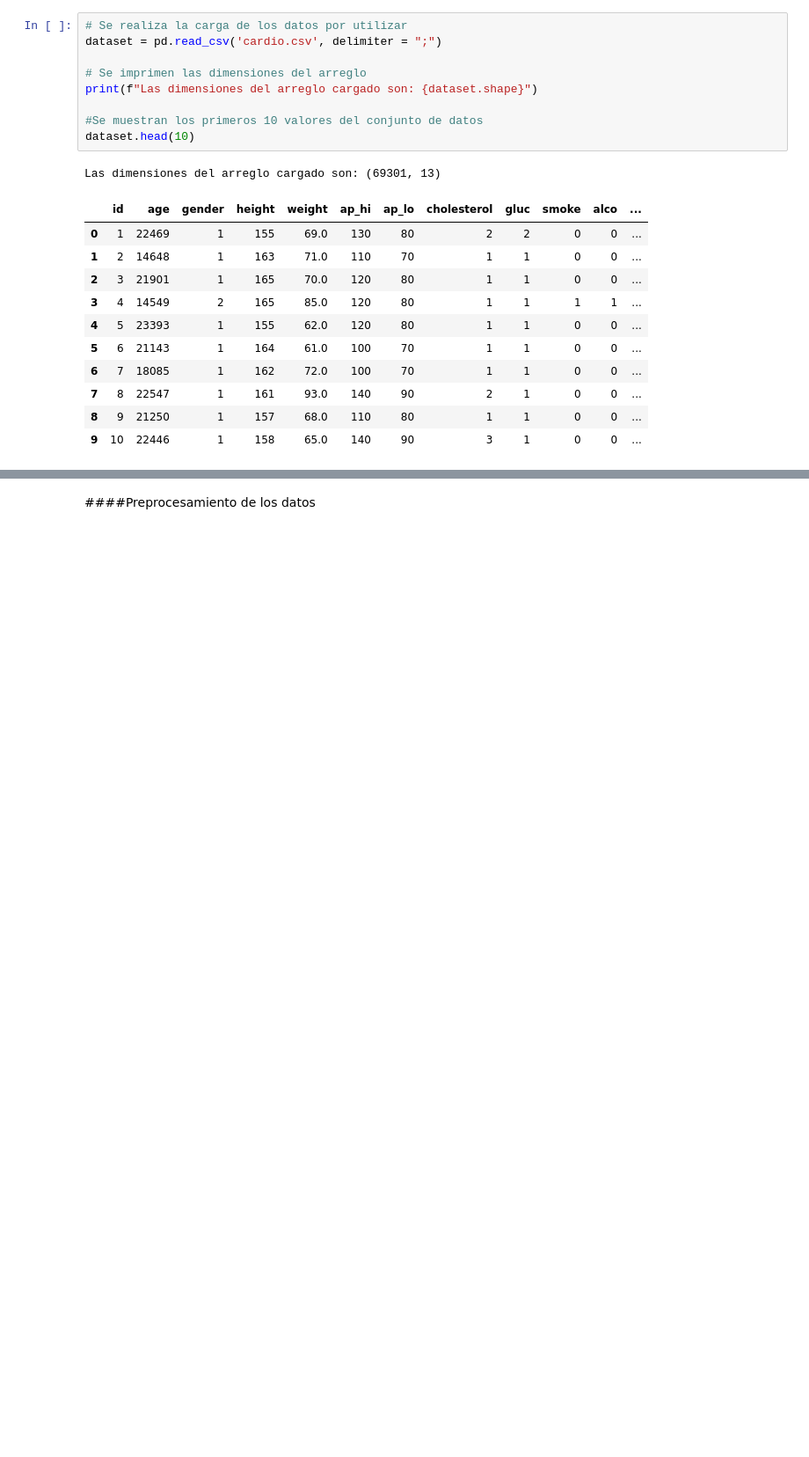
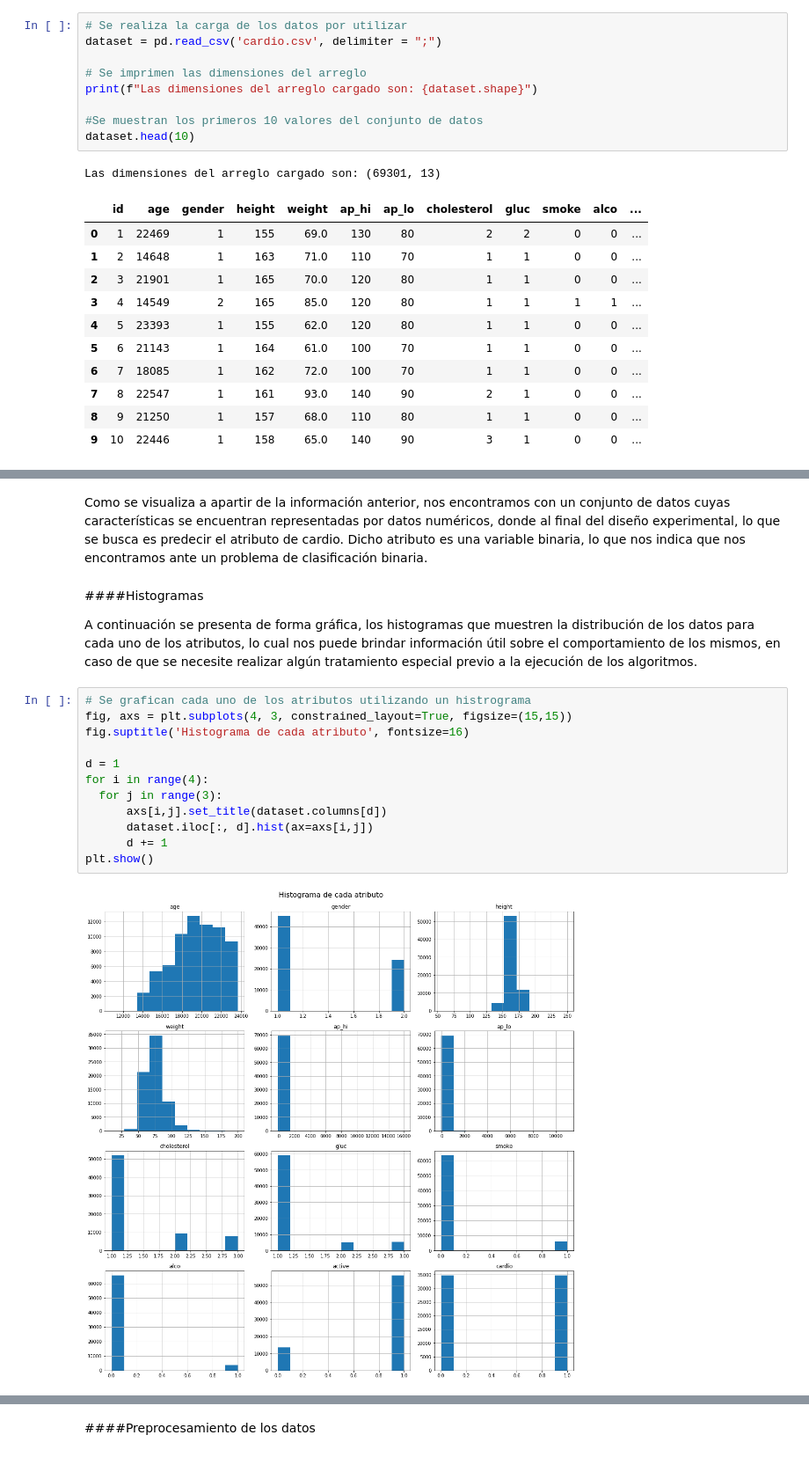
Before and after one commit to natalia0911/Tarea_Practica_3_IA, a Jupyter notebook: 2022_1_Trabajo_Practico_03_NataliaVargas_FabricioElizondo.ipynb, the cells around one changed output, grey strips where cells are left out. Shown at 88% size. Cells and saved outputs as stored; diff of their text form; blank space fills up the shorter version.

```diff
--- a/2022_1_Trabajo_Practico_03_NataliaVargas_FabricioElizondo.ipynb
+++ b/2022_1_Trabajo_Practico_03_NataliaVargas_FabricioElizondo.ipynb
@@ -84,0 +104,20 @@ Las dimensiones del arreglo cargado son: (69301, 13)
+# %% [markdown]
+Como se visualiza a apartir de la información anterior, nos encontramos con un conjunto de datos cuyas características se encuentran representadas por datos numéricos, donde al final del diseño experimental, lo que se busca es predecir el atributo de cardio. Dicho atributo es una variable binaria, lo que nos indica que nos encontramos ante un problema de clasificación binaria.
+# %% [markdown]
+####Histogramas
+
+A continuación se presenta de forma gráfica, los histogramas que muestren la distribución de los datos para cada uno de los atributos, lo cual nos puede brindar información útil sobre el comportamiento de los mismos, en caso de que se necesite realizar algún tratamiento especial previo a la ejecución de los algoritmos.
+# %%
+# Se grafican cada uno de los atributos utilizando un histrograma
+fig, axs = plt.subplots(4, 3, constrained_layout=True, figsize=(15,15))
+fig.suptitle('Histograma de cada atributo', fontsize=16)
+
+d = 1
+for i in range(4):
+  for j in range(3):
+      axs[i,j].set_title(dataset.columns[d])
+      dataset.iloc[:, d].hist(ax=axs[i,j])
+      d += 1
+plt.show()
+# %% [output]
+[figure, added]
```
Also changed, not shown: parts of 66 cells of this notebook.
